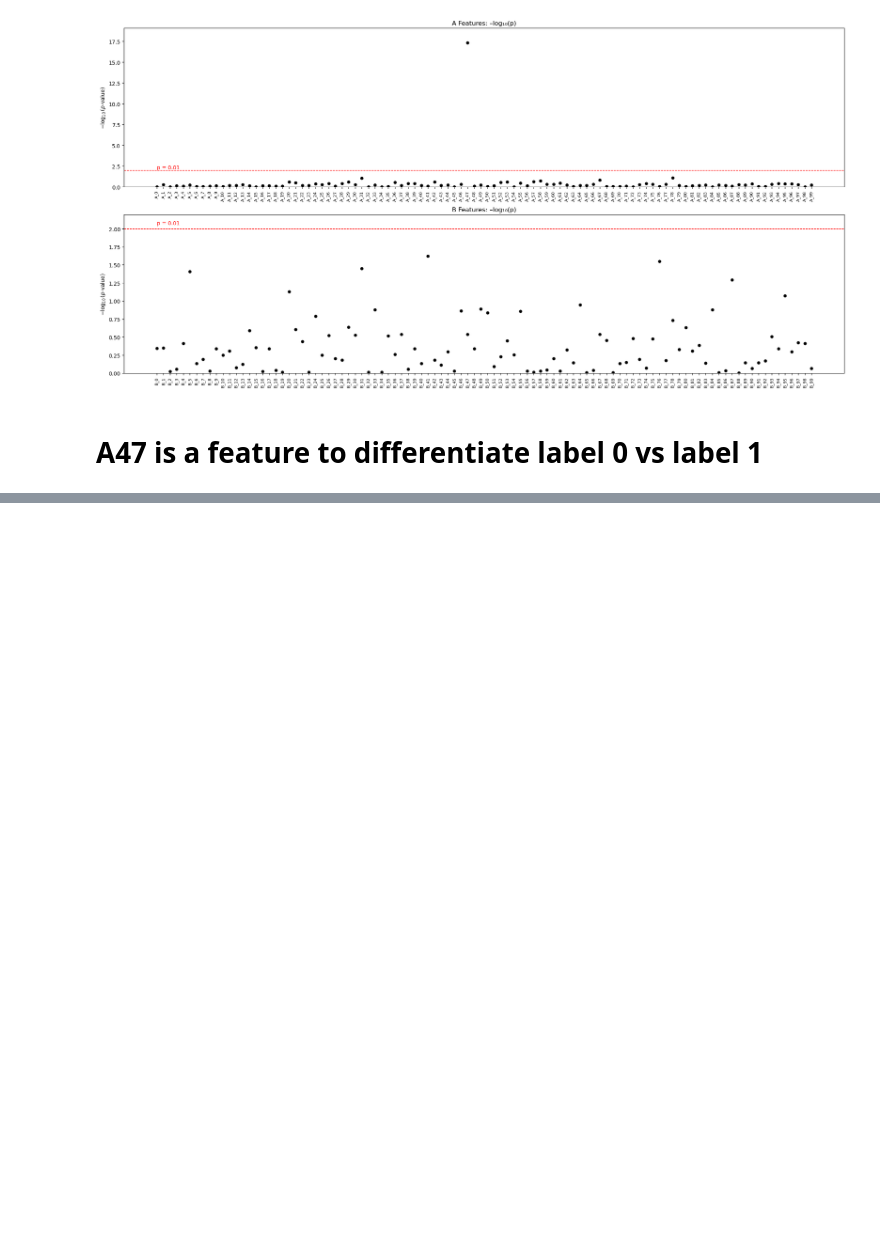
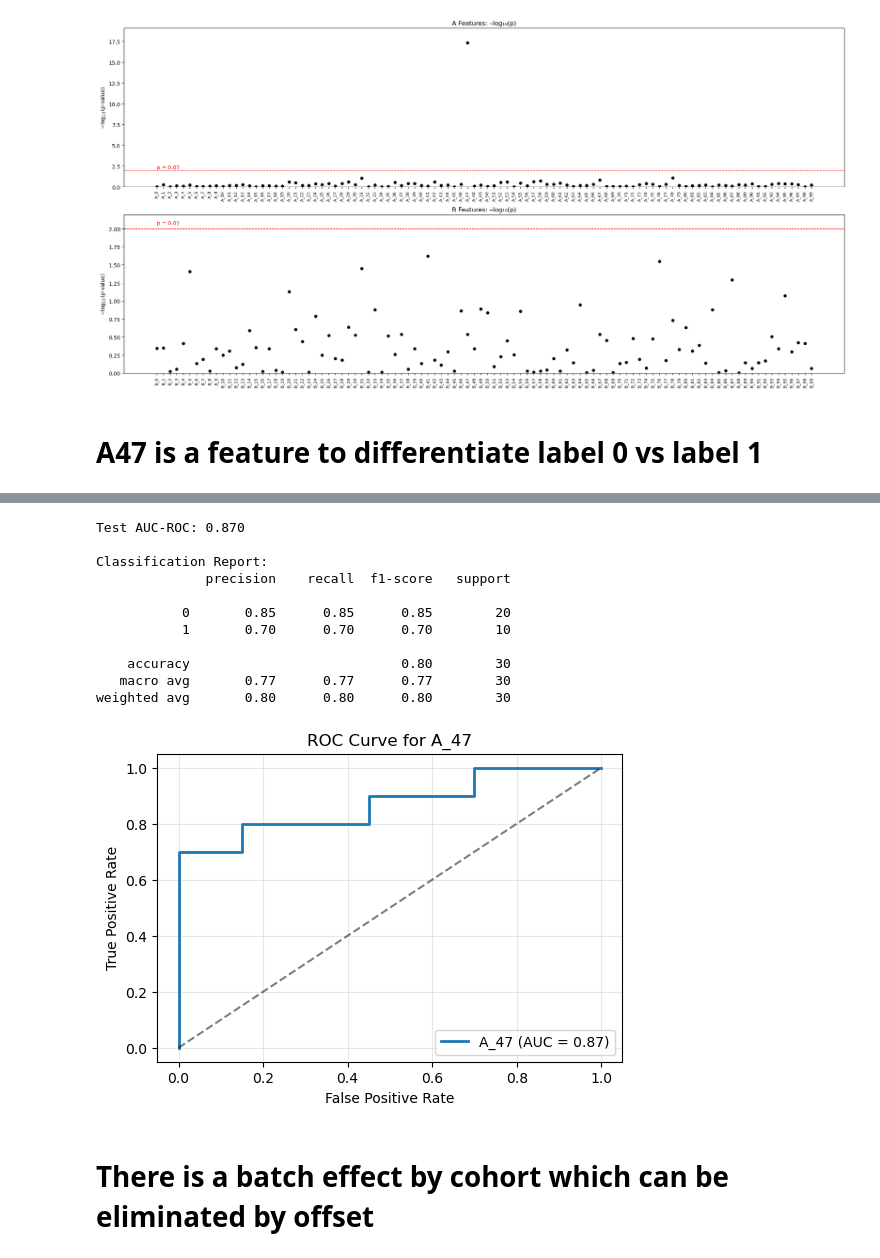
Before and after one commit to jmsung/bio-ml, a Jupyter notebook: methylation_biomarker/notebooks/methylation.ipynb, the cells around one changed output, grey strips where cells are left out. Cells and saved outputs as stored; diff of their text form; code cells hidden in the pictures; blank space fills up the shorter version.

```diff
--- a/methylation_biomarker/notebooks/methylation.ipynb
+++ b/methylation_biomarker/notebooks/methylation.ipynb
@@ -470,21 +153,0 @@ models = {
-# %%
-# --- 1) Re-fit simple models on just A/B features (no cohort) ---
-X_AB = df[AB_feats]      # AB_feats = all your A_/B_ columns
-y = df['Label']
-
-# Logistic Regression (with scaling)
-scaler = StandardScaler().fit(X_AB)
-X_scaled = scaler.transform(X_AB)
-lr = LogisticRegression(solver='saga', penalty='l2', C=1.0, max_iter=2000, random_state=42)
-lr.fit(X_scaled, y)
-
-# --- 2) Extract importances / coefficients ---
-lr_coef = pd.Series(lr.coef_.flatten(), index=AB_feats).abs()
-
-# --- 3) Find top feature in each group ---
-top_A_lr = lr_coef.filter(like='A_').nlargest(1)
-top_B_lr = lr_coef.filter(like='B_').nlargest(1)
-
-print("\n=== Logistic Regression (abs coef) ===")
-print("Top A-feature:", top_A_lr.index[0], "coef=", top_A_lr.iloc[0])
-print("Top B-feature:", top_B_lr.index[0], "coef=", top_B_lr.iloc[0])
@@ -726,0 +275,17 @@ plt.show()
+# %%
+clf, X_test, y_test, y_proba = train_and_plot_lr(df, feature='A_47')
+# %% [output]
+Test AUC-ROC: 0.870
+
+Classification Report:
+              precision    recall  f1-score   support
+
+           0       0.85      0.85      0.85        20
+           1       0.70      0.70      0.70        10
+
+    accuracy                           0.80        30
+   macro avg       0.77      0.77      0.77        30
+weighted avg       0.80      0.80      0.80        30
+[figure, added]
+# %% [markdown]
+# There is a batch effect by cohort which can be eliminated by offset
```
Also changed, not shown: parts of 44 cells of this notebook.
